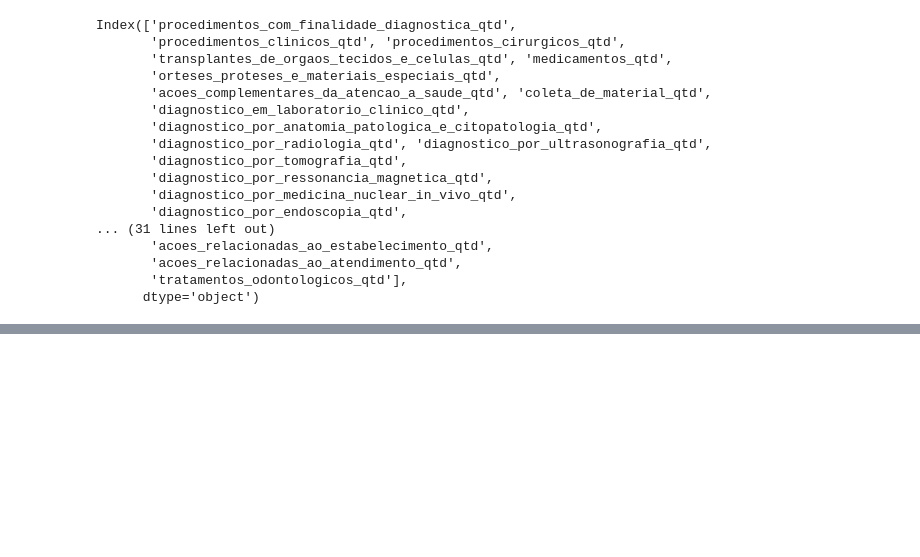
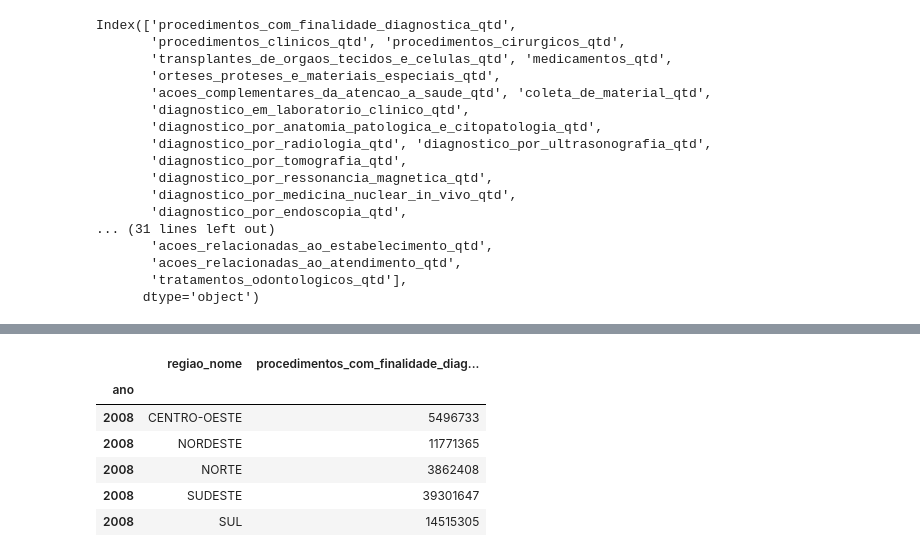
Before and after one commit to linocesar/desafio_ciencia_de_dados, a Jupyter notebook: datasus/notebooks/explorer.ipynb, the cells around one changed output, grey strips where cells are left out. Cells and saved outputs as stored; diff of their text form; code cells hidden in the pictures; blank space fills up the shorter version.

```diff
--- a/datasus/notebooks/explorer.ipynb
+++ b/datasus/notebooks/explorer.ipynb
@@ -338,0 +352,10 @@ df_datasus_agrupado_ano_regiao.filter(regex='_val|regiao_nome')
+# %%
+df_variable_regiao.head()
+# %% [output]
+|  | regiao_nome | procedimentos_com_finalidade_diag... |
+| ano |  |  |
+| 2008 | CENTRO-OESTE | 5496733 |
+| 2008 | NORDESTE | 11771365 |
+| 2008 | NORTE | 3862408 |
+| 2008 | SUDESTE | 39301647 |
+| 2008 | SUL | 14515305 |
```
Also changed, not shown: parts of 11 cells of this notebook, 4 other files.
